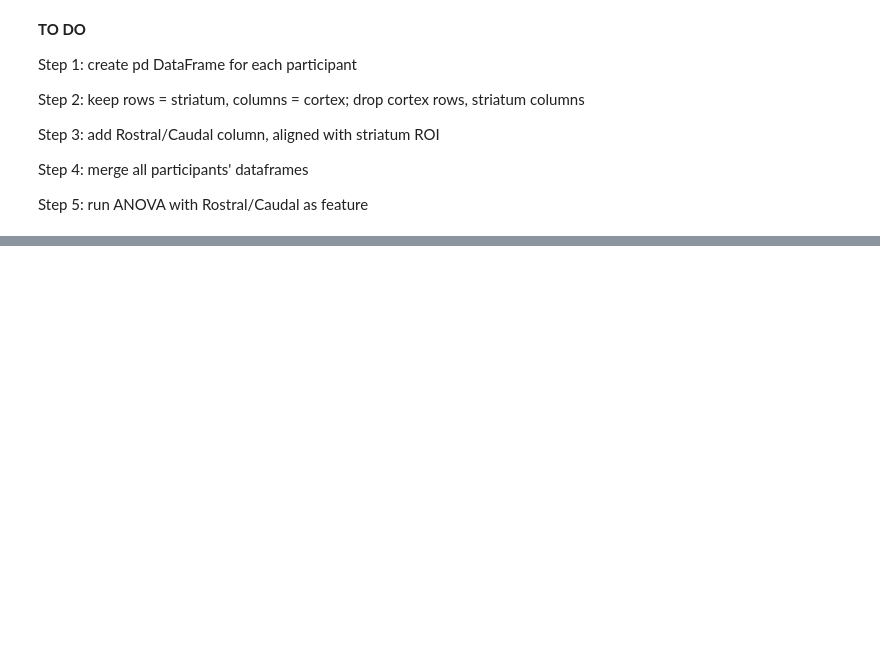
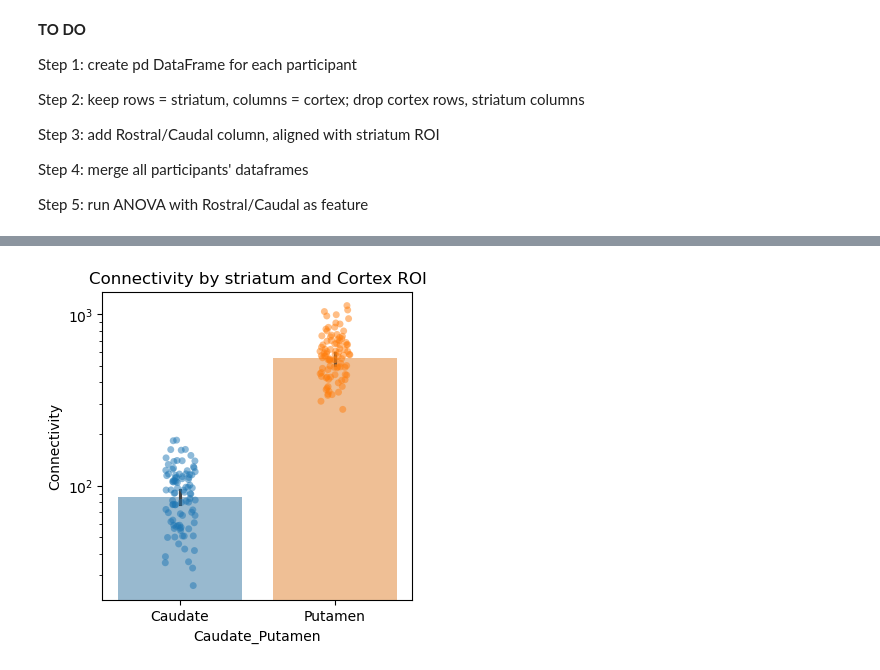
Before and after one commit to sitek/DAC1-corticostriatal-connectivity, a Jupyter notebook: connectivity_statistics.ipynb, the cells around one changed output, grey strips where cells are left out. Cells and saved outputs as stored; diff of their text form; code cells hidden in the pictures; blank space fills up the shorter version.

```diff
--- a/connectivity_statistics.ipynb
+++ b/connectivity_statistics.ipynb
@@ -296,0 +314,28 @@ print(out_fpath)
+# %%
+# Add hemisphere info before stripping labels
+def get_striatum_hemisphere(roi):
+    if roi.endswith('-lh'):
+        return 'Left'
+    elif roi.endswith('-rh'):
+        return 'Right'
+    else:
+        return None
+
+def get_cortex_hemisphere(roi):
+    if roi.startswith('L-'):
+        return 'Left'
+    elif roi.startswith('R-'):
+        return 'Right'
+    else:
+        return None
+
+long_df['striatum_hemisphere'] = long_df['Striatum_ROI'].apply(get_striatum_hemisphere)
+long_df['cortex_hemisphere'] = long_df['Cortex_ROI'].apply(get_cortex_hemisphere)
+
+# Keep only rows where hemispheres match
+long_df = long_df[long_df['striatum_hemisphere'] == long_df['cortex_hemisphere']]
+
+# Optionally, create a single 'hemisphere' column and strip hemisphere labels
+long_df['hemisphere'] = long_df['striatum_hemisphere']
+long_df['Striatum_ROI'] = long_df['Striatum_ROI'].apply(lambda x: x[:-3] if x.endswith(('-lh', '-rh')) else x)
+long_df['Cortex_ROI'] = long_df['Cortex_ROI'].apply(lambda x: x[2:] if x.startswith(('L-', 'R-')) else x)
@@ -296,0 +504,13 @@ print(out_fpath)
+# %%
+df_collapsed = long_df.groupby(["participant_id", 'Caudate_Putamen',],
+                                       as_index=False).agg({"Connectivity": "mean"})
+plt.figure(figsize=(4, 4))
+sns.barplot(x='Caudate_Putamen', y='Connectivity', hue='Caudate_Putamen', data=df_collapsed, alpha=0.5)
+sns.stripplot(x='Caudate_Putamen', y='Connectivity', hue='Caudate_Putamen', data=df_collapsed, alpha=0.5)
+
+plt.title('Connectivity by striatum and Cortex ROI')
+#plt.legend(bbox_to_anchor=(1.05, 1), loc='upper left')
+plt.yscale('log')
+plt.show()
+# %% [output]
+[figure, added]
```
Also changed, not shown: parts of 52 cells of this notebook.
